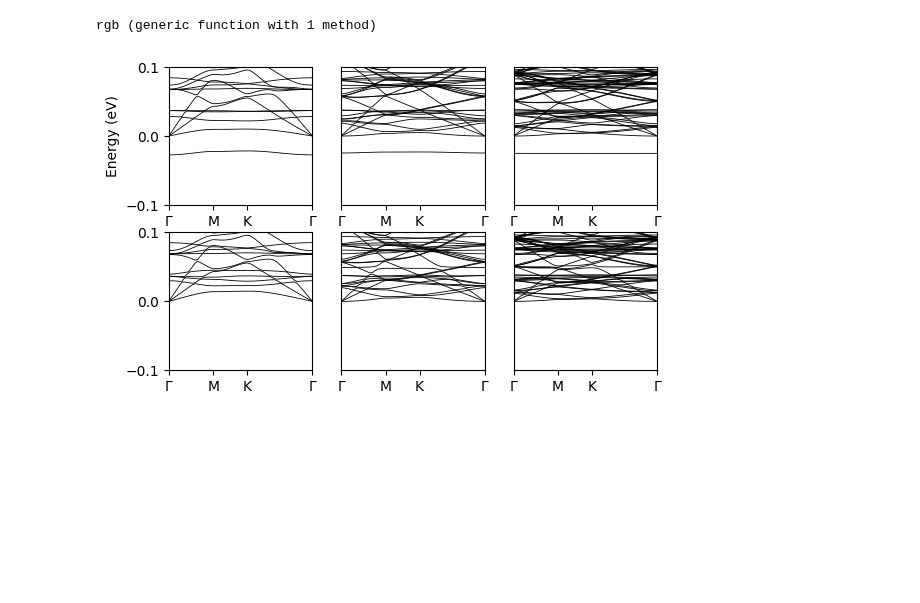
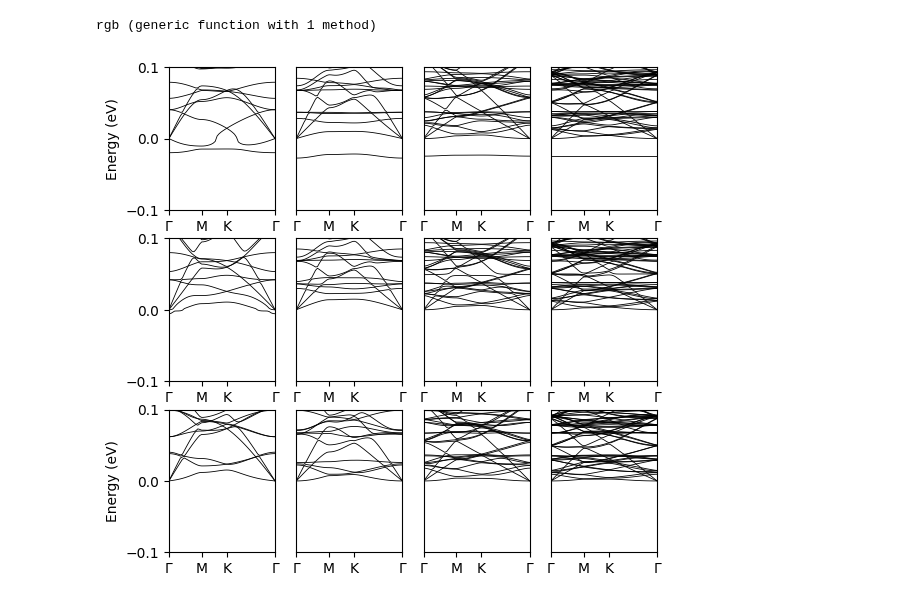
Before and after one commit to AliGhorashiCMT/Plasmons_Paper, a Jupyter notebook: Substitutional_Defects/Supp Figure 5.ipynb, the cells around one changed output. Drawn from its saved outputs; the diff is of its cells as text; code cells hidden in the pictures; blank space fills up the shorter version.

Commit message:
phonon buckling

```diff
--- a/Substitutional_Defects/Supp Figure 5.ipynb
+++ b/Substitutional_Defects/Supp Figure 5.ipynb
@@ -33,20 +37,30 @@ graphene_dir = "./Graphene";
 # %%
+#root3xroot3
+force_matrix, cell_map = phonon_force_matrix("$bn3nc_dir/phonon11/BN3NC");
+phonon_bands_bn3nc = phonon_dispersion(force_matrix, cell_map, kpointsfile="bandstruct.kpoints", return_negative=true);
+force_matrix, cell_map = phonon_force_matrix("$bn3bc_dir/phonon");
+phonon_bands_bn3bc = phonon_dispersion(force_matrix, cell_map, kpointsfile="bandstruct.kpoints", return_negative=true);
+force_matrix, cell_map = phonon_force_matrix("$bn3bc_buckled_dir/phonon22/BN3BC");
+phonon_bands_bn3bc_buckled = phonon_dispersion(force_matrix, cell_map, kpointsfile="bandstruct.kpoints", return_negative=true);
+
+
+#2x2
 force_matrix, cell_map = phonon_force_matrix("$bn22bc_dir/phonon");
 phonon_bands_bn22bc = phonon_dispersion(force_matrix, cell_map, kpointsfile="bandstruct.kpoints", return_negative=true);
 force_matrix, cell_map = phonon_force_matrix("$bn22bc_buckled_dir/phonon");
 phonon_bands_bn22bc_buckled = phonon_dispersion(force_matrix, cell_map, kpointsfile="bandstruct.kpoints", return_negative=true);
 force_matrix, cell_map = phonon_force_matrix("$bn22nc_dir/phonon");
 phonon_bands_bn22nc = phonon_dispersion(force_matrix, cell_map, kpointsfile="bandstruct.kpoints", return_negative=true);
+
+#3x3
 force_matrix, cell_map = phonon_force_matrix("$bn33nc_dir/phonon");
 phonon_bands_bn33nc = phonon_dispersion(force_matrix, cell_map, kpointsfile="bandstruct.kpoints", return_negative=true);
-force_matrix, cell_map = phonon_force_matrix("$bn22bc_dir/phonon");
-phonon_bands_bn22bc = phonon_dispersion(force_matrix, cell_map, kpointsfile="bandstruct.kpoints", return_negative=true);
-force_matrix, cell_map = phonon_force_matrix("$bn22bc_buckled_dir/phonon");
-phonon_bands_bn22bc_buckled = phonon_dispersion(force_matrix, cell_map, kpointsfile="bandstruct.kpoints", return_negative=true);
 force_matrix, cell_map = phonon_force_matrix("$bn33bc_dir/phonon");
 phonon_bands_bn33bc = phonon_dispersion(force_matrix, cell_map, kpointsfile="bandstruct.kpoints", return_negative=true);
 force_matrix, cell_map = phonon_force_matrix("$bn33bc_buckled_dir/phonon");
 phonon_bands_bn33bc_buckled = phonon_dispersion(force_matrix, cell_map, kpointsfile="bandstruct.kpoints", return_negative=true);
+
+#4x4
 force_matrix, cell_map = phonon_force_matrix("$bn44bc_dir/phonon");
 phonon_bands_bn44bc = phonon_dispersion(force_matrix, cell_map, kpointsfile="bandstruct.kpoints", return_negative=true);
 force_matrix, cell_map = phonon_force_matrix("$bn44bc_buckled_dir/phonon");
@@ -54,58 +68,103 @@ phonon_bands_bn44bc_buckled = phonon_dispersion(force_matrix, cell_map, kpointsf
 force_matrix, cell_map = phonon_force_matrix("$bn44nc_dir/phonon");
 phonon_bands_bn44nc = phonon_dispersion(force_matrix, cell_map, kpointsfile="bandstruct.kpoints", return_negative=true);
 # %%
+# With root(3)xroot(3) plot
 cm = 1/2.54
-figure(figsize=(16*cm, 10*cm))
+figure(figsize=(16*cm, 16*cm))
 linewidth=0.6
 color="black"
-subplot(2, 3, 1)
-plot(phonon_bands_bn22bc[:, 1:15], linewidth=linewidth, color=color)
+num_rows = 3
+num_cols = 4
+
+
+subplot(num_rows, num_cols, 1)
+plot(phonon_bands_bn3bc[:, 1:15], linewidth=linewidth, color=color)
 label_plots()
 ylabel("Energy (eV)")
-#title("No Buckling")
 yticks([-0.1, 0, 0.1])
 ylim(-0.1, 0.1)
 
-subplot(2, 3, 4)
-plot(phonon_bands_bn22bc_buckled[:, 1:15], linewidth=linewidth, color=color)
+subplot(num_rows, num_cols, 5)
+plot(phonon_bands_bn3bc_buckled[:, 1:15], linewidth=linewidth, color=color)
 label_plots()
 yticks([-0.1, 0, 0.1])
-#title("Buckling")
 ylim(-0.1, 0.1)
 
 
-subplot(2, 3, 2)
+
+subplot(num_rows, num_cols, 2)
+plot(phonon_bands_bn22bc[:, 1:15], linewidth=linewidth, color=color)
+label_plots()
+yticks(Float64[])
+ylim(-0.1, 0.1)
+
+subplot(num_rows, num_cols, 6)
+plot(phonon_bands_bn22bc_buckled[:, 1:15], linewidth=linewidth, color=color)
+label_plots()
+yticks(Float64[])
+
+ylim(-0.1, 0.1)
+
+
+subplot(num_rows, num_cols, 3)
 plot(phonon_bands_bn33bc[:, 1:35], linewidth=linewidth, color=color)
 label_plots()
 #ylabel("Energy (eV)")
 ylim(-0.1, 0.1)
 
 yticks(Float64[])
 
 
-subplot(2, 3, 5)
+subplot(num_rows, num_cols, 7)
 plot(phonon_bands_bn33bc_buckled[:, 1:35], linewidth=linewidth, color=color)
 label_plots()
-#title("Buckling")
 ylim(-0.1, 0.1)
 yticks(Float64[])
 
 
-subplot(2, 3, 3)
+subplot(num_rows, num_cols, 4)
 plot(phonon_bands_bn44bc[:, 1:60], linewidth=linewidth, color=color)
 label_plots()
-#ylabel("Energy (eV)")
 ylim(-0.1, 0.1)
 yticks(Float64[])
 
 
-subplot(2, 3, 6)
+subplot(num_rows, num_cols, 8)
 plot(phonon_bands_bn44bc_buckled[:, 1:60], linewidth=linewidth, color=color)
 label_plots()
 yticks(Float64[])
 ylim(-0.1, 0.1)
 
-#title("Buckling")
-savefig("Buckling-Phonons.pdf")
+
+subplot(num_rows, num_cols, 9)
+plot(phonon_bands_bn3nc[:, 1:15], linewidth=linewidth, color=color)
+label_plots()
+ylabel("Energy (eV)")
+yticks([-0.1, 0, 0.1])
+ylim(-0.1, 0.1)
+
+
+subplot(num_rows, num_cols, 10)
+plot(phonon_bands_bn22nc[:, 1:15], linewidth=linewidth, color=color)
+label_plots()
+yticks(Float64[])
+ylim(-0.1, 0.1)
+
+
+subplot(num_rows, num_cols, 11)
+plot(phonon_bands_bn33nc[:, 1:35], linewidth=linewidth, color=color)
+label_plots()
+ylim(-0.1, 0.1)
+
+yticks(Float64[])
+
+
+
+subplot(num_rows, num_cols, 12)
+plot(phonon_bands_bn44nc[:, 1:60], linewidth=linewidth, color=color)
+label_plots()
+ylim(-0.1, 0.1)
+yticks(Float64[])
+#savefig("Buckling-Phonons.pdf")
 # %% [output]
-[figure, old version]
+[figure, new version]
```
Also changed, not shown: parts of 3 cells of this notebook, 1 other file.
